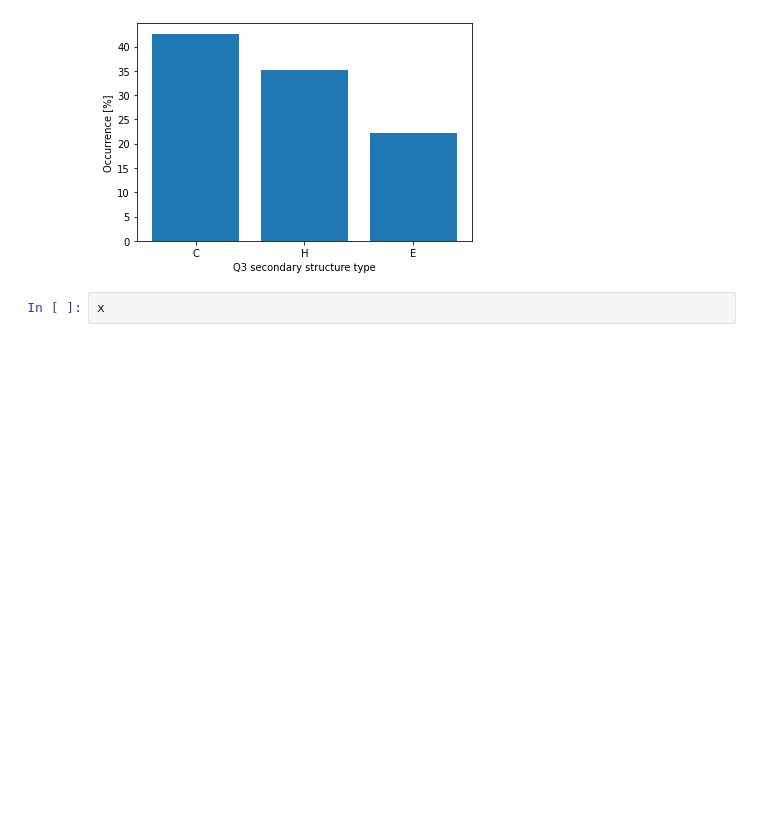
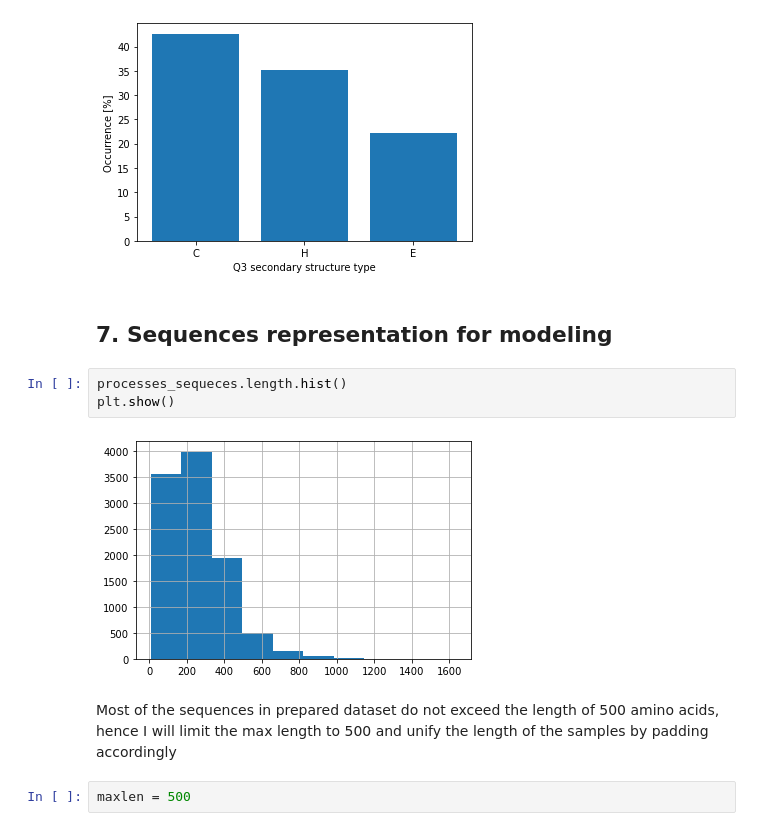
Before and after one commit to barsur93/protein_structure_prediction, a Jupyter notebook: protein_structure_prediction.ipynb, the cells around one changed output. Cells and saved outputs as stored; diff of their text form; blank space fills up the shorter version.

```diff
--- a/protein_structure_prediction.ipynb
+++ b/protein_structure_prediction.ipynb
@@ -251,5 +273,14 @@ visualizer.visualize_occurrence(feature_series=processes_sequeces.sst_q8, xlabel
 visualizer.visualize_occurrence(feature_series=processes_sequeces.sst_q3, xlabel='Q3 secondary structure type').show()
 # %% [output]
 [figure]
-# %%
-x
+# %% [markdown]
+## __7. Sequences representation for modeling__
+# %%
+processes_sequeces.length.hist()
+plt.show()
+# %% [output]
+[figure, added]
+# %% [markdown]
+Most of the sequences in prepared dataset do not exceed the length of 500 amino acids, hence I will limit the max length to 500 and unify the length of the samples by padding accordingly
+# %%
+maxlen = 500
```
Also changed, not shown: parts of 10 cells of this notebook, 1 other file.
